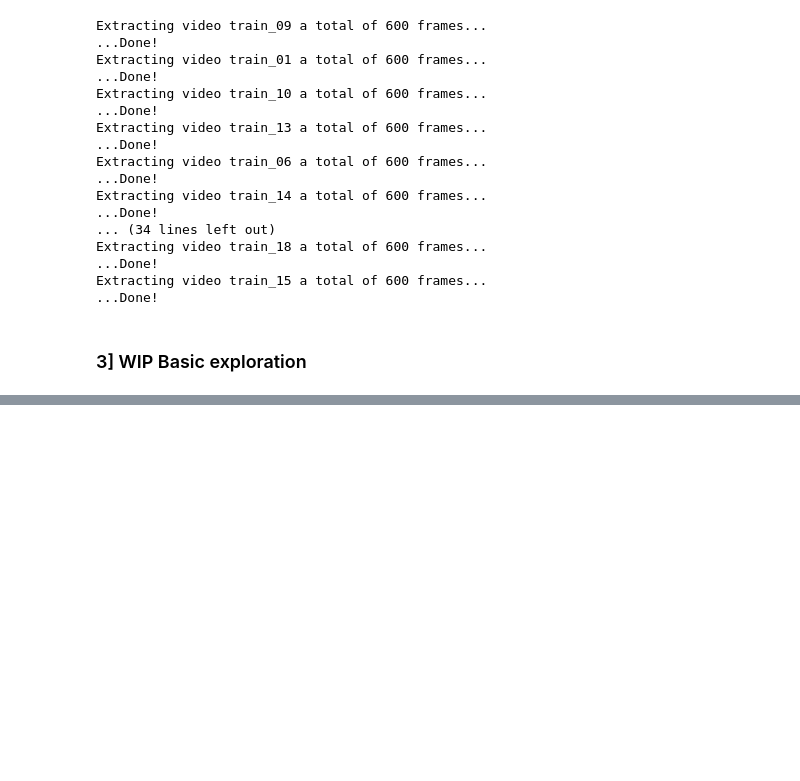
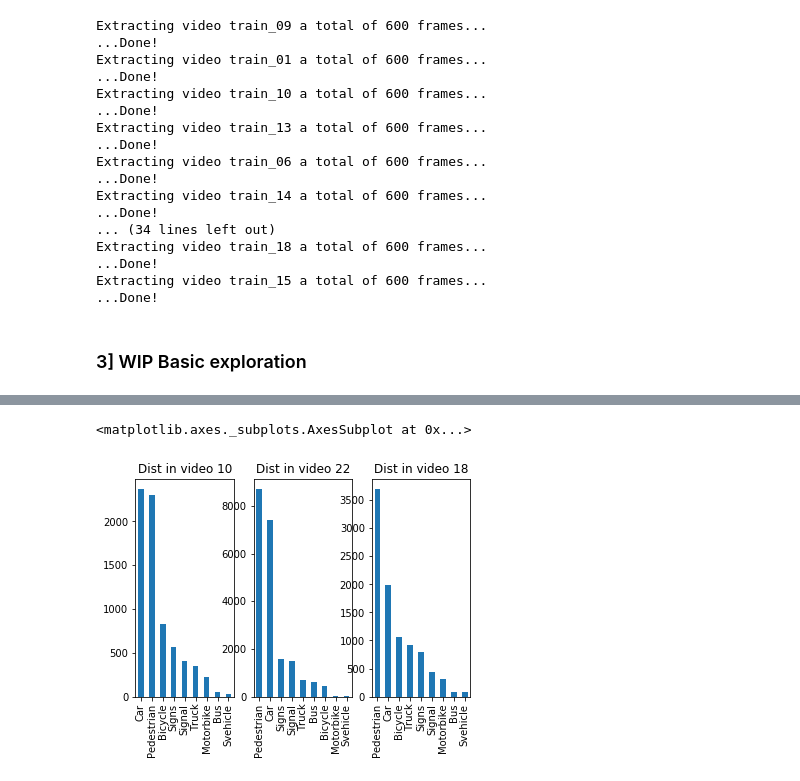
Before and after one commit to Machine-Learning-Tokyo/EdgeAIContest3, a Jupyter notebook: notebook/Data_exploration.ipynb, the cells around one changed output, grey strips where cells are left out. Drawn from its saved outputs; the diff is of its cells as text; code cells hidden in the pictures; blank space fills up the shorter version.

```diff
--- a/notebook/Data_exploration.ipynb
+++ b/notebook/Data_exploration.ipynb
@@ -111,0 +134,7 @@ annot_df.head()
+# %%
+# Chekc bbox position:
+# To verify: no object to be detected in [0-400] pix (box2d: [x1, y1, x2, y2])
+annot_df['x_min'] = annot_df.bbox.str[0]
+annot_df['x_max'] = annot_df.bbox.str[2]
+annot_df['y_min'] = annot_df.bbox.str[1]
+annot_df['y_max'] = annot_df.bbox.str[3]
@@ -119,0 +168,28 @@ selected_video = annot_df.loc[annot_df.video_id=='15']
+# %%
+# Analysis for 1 video
+# Find the importante features to extract and then run on all video
+vid_00 = annot_df.loc[annot_df.video_id=='00']
+vid_01 = annot_df.loc[annot_df.video_id=='01']
+vid_02 = annot_df.loc[annot_df.video_id=='02']
+vid_03 = annot_df.loc[annot_df.video_id=='03']
+vid_04 = annot_df.loc[annot_df.video_id=='04']
+vid_05 = annot_df.loc[annot_df.video_id=='05']
+vid_06 = annot_df.loc[annot_df.video_id=='06']
+vid_07 = annot_df.loc[annot_df.video_id=='07']
+vid_08 = annot_df.loc[annot_df.video_id=='08']
+vid_09 = annot_df.loc[annot_df.video_id=='09']
+vid_10 = annot_df.loc[annot_df.video_id=='10']
+vid_11 = annot_df.loc[annot_df.video_id=='11']
+vid_12 = annot_df.loc[annot_df.video_id=='12']
+vid_13 = annot_df.loc[annot_df.video_id=='13']
+vid_18 = annot_df.loc[annot_df.video_id=='18']
+vid_22 = annot_df.loc[annot_df.video_id=='22']
+# %%
+# Plot repartition
+fig, axs = plt.subplots(1,3)
+vid_10['detected_cat'].value_counts().plot(ax=axs[0], kind='bar',x='cat',y='count', title="Dist in video 10")
+vid_22['detected_cat'].value_counts().plot(ax=axs[1], kind='bar',x='cat',y='count', title="Dist in video 22")
+vid_18['detected_cat'].value_counts().plot(ax=axs[2], kind='bar',x='cat',y='count', title="Dist in video 18")
+# %% [output]
+<matplotlib.axes._subplots.AxesSubplot at 0x...>
+[figure, added]
```
Also changed, not shown: parts of 19 cells of this notebook, 14 other files.
